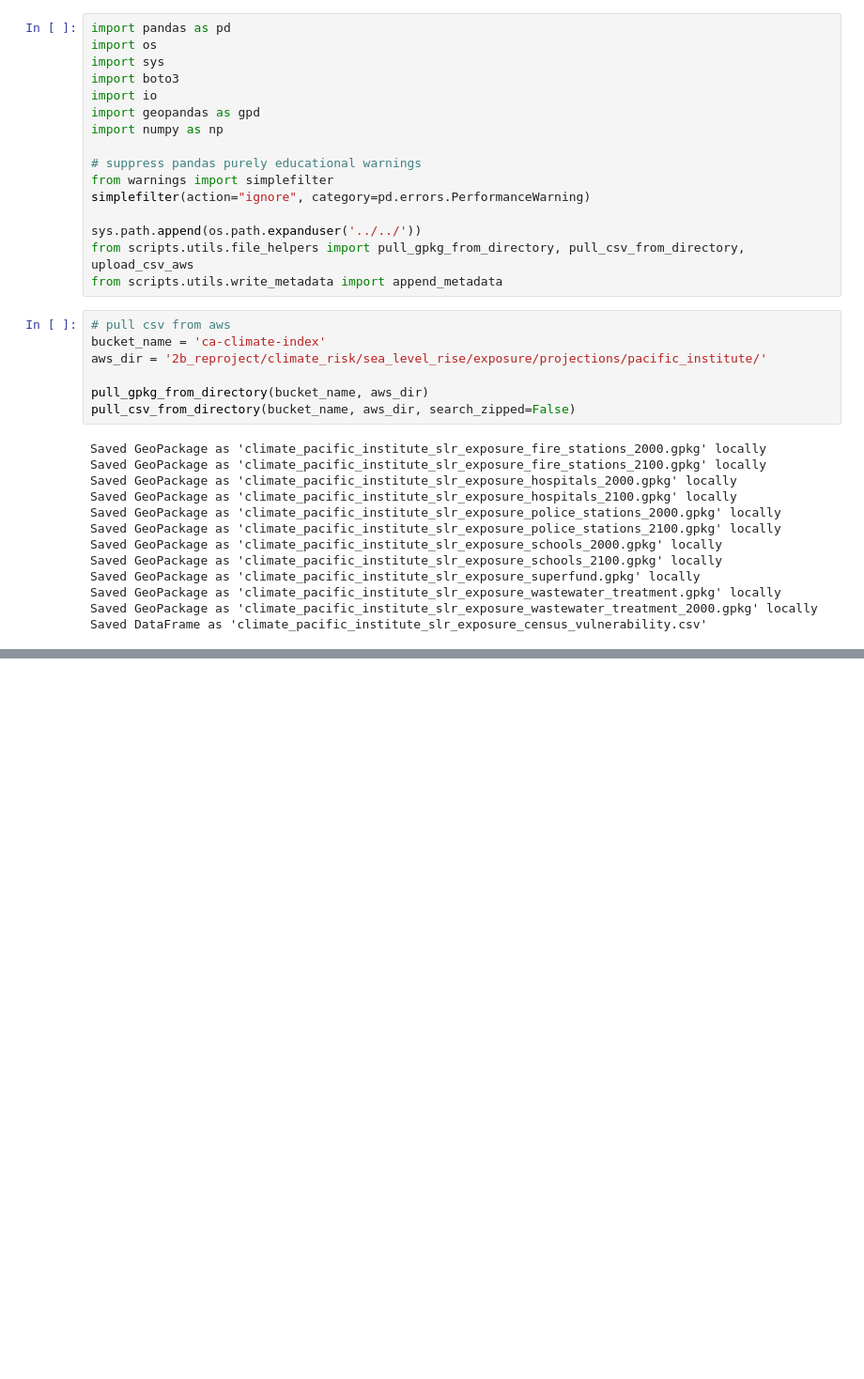
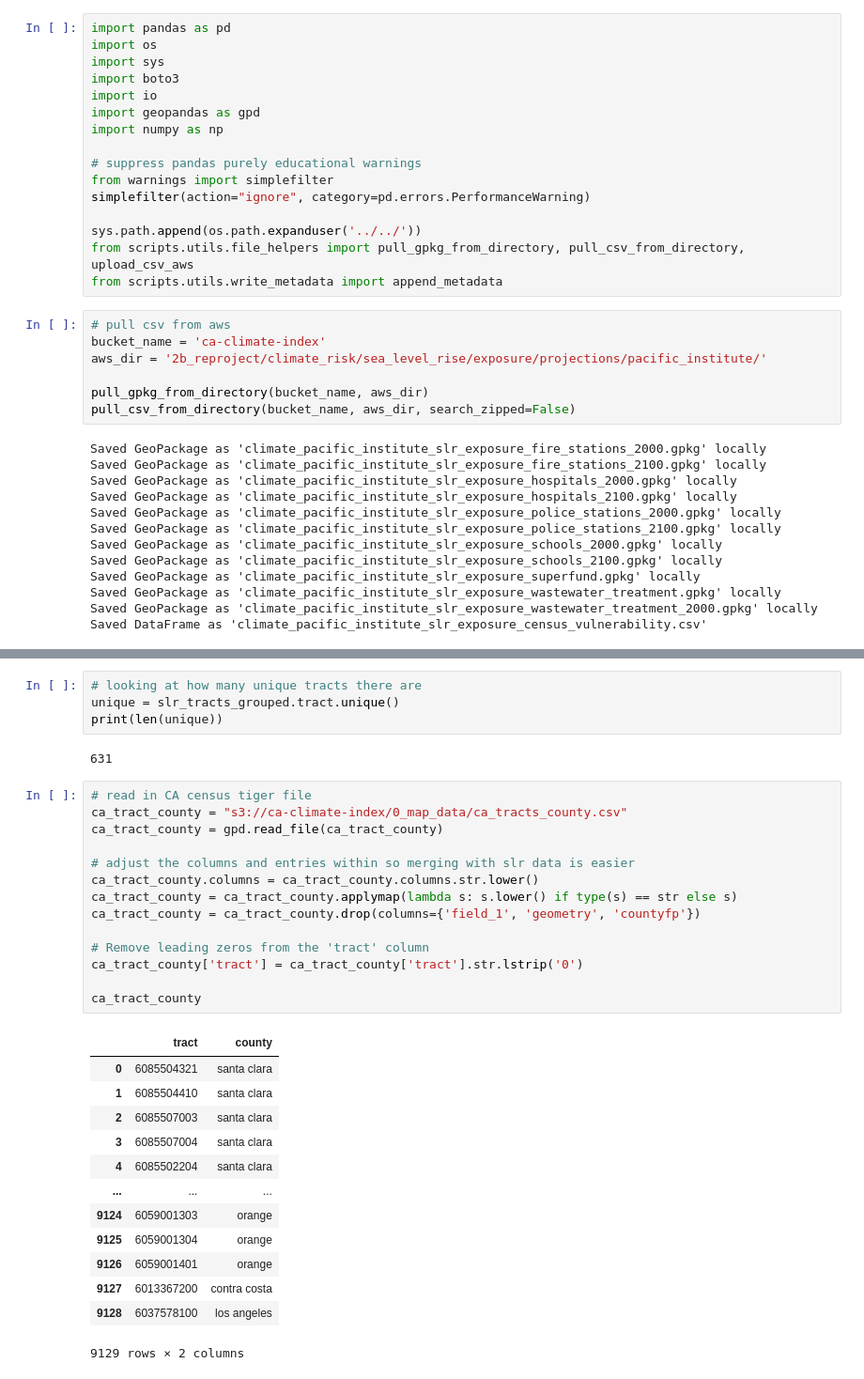
Before and after one commit to Eagle-Rock-Analytics/carb-climate-index, a Jupyter notebook: scripts/data_metric_calc/climate_slr_pacific.ipynb, the cells around one changed output, grey strips where cells are left out. Shown at 94% size. Saved outputs shown, nothing was run; the diff lists cells and outputs as text; blank space fills up the shorter version.

```diff
--- a/scripts/data_metric_calc/climate_slr_pacific.ipynb
+++ b/scripts/data_metric_calc/climate_slr_pacific.ipynb
@@ -88,0 +114,34 @@ slr_tracts_grouped
+# %%
+# looking at how many unique tracts there are
+unique = slr_tracts_grouped.tract.unique()
+print(len(unique))
+# %% [output]
+631
+# %%
+# read in CA census tiger file
+ca_tract_county = "s3://ca-climate-index/0_map_data/ca_tracts_county.csv"
+ca_tract_county = gpd.read_file(ca_tract_county)
+
+# adjust the columns and entries within so merging with slr data is easier
+ca_tract_county.columns = ca_tract_county.columns.str.lower()
+ca_tract_county = ca_tract_county.applymap(lambda s: s.lower() if type(s) == str else s)
+ca_tract_county = ca_tract_county.drop(columns={'field_1', 'geometry', 'countyfp'})
+
+# Remove leading zeros from the 'tract' column
+ca_tract_county['tract'] = ca_tract_county['tract'].str.lstrip('0')
+
+ca_tract_county
+# %% [output]
+|  | tract | county |
+| 0 | 6085504321 | santa clara |
+| 1 | 6085504410 | santa clara |
+| 2 | 6085507003 | santa clara |
+| 3 | 6085507004 | santa clara |
+| 4 | 6085502204 | santa clara |
+| ... | ... | ... |
+| 9124 | 6059001303 | orange |
+| 9125 | 6059001304 | orange |
+| 9126 | 6059001401 | orange |
+| 9127 | 6013367200 | contra costa |
+| 9128 | 6037578100 | los angeles |
+9129 rows × 2 columns
```
Also changed, not shown: parts of 25 cells of this notebook.
